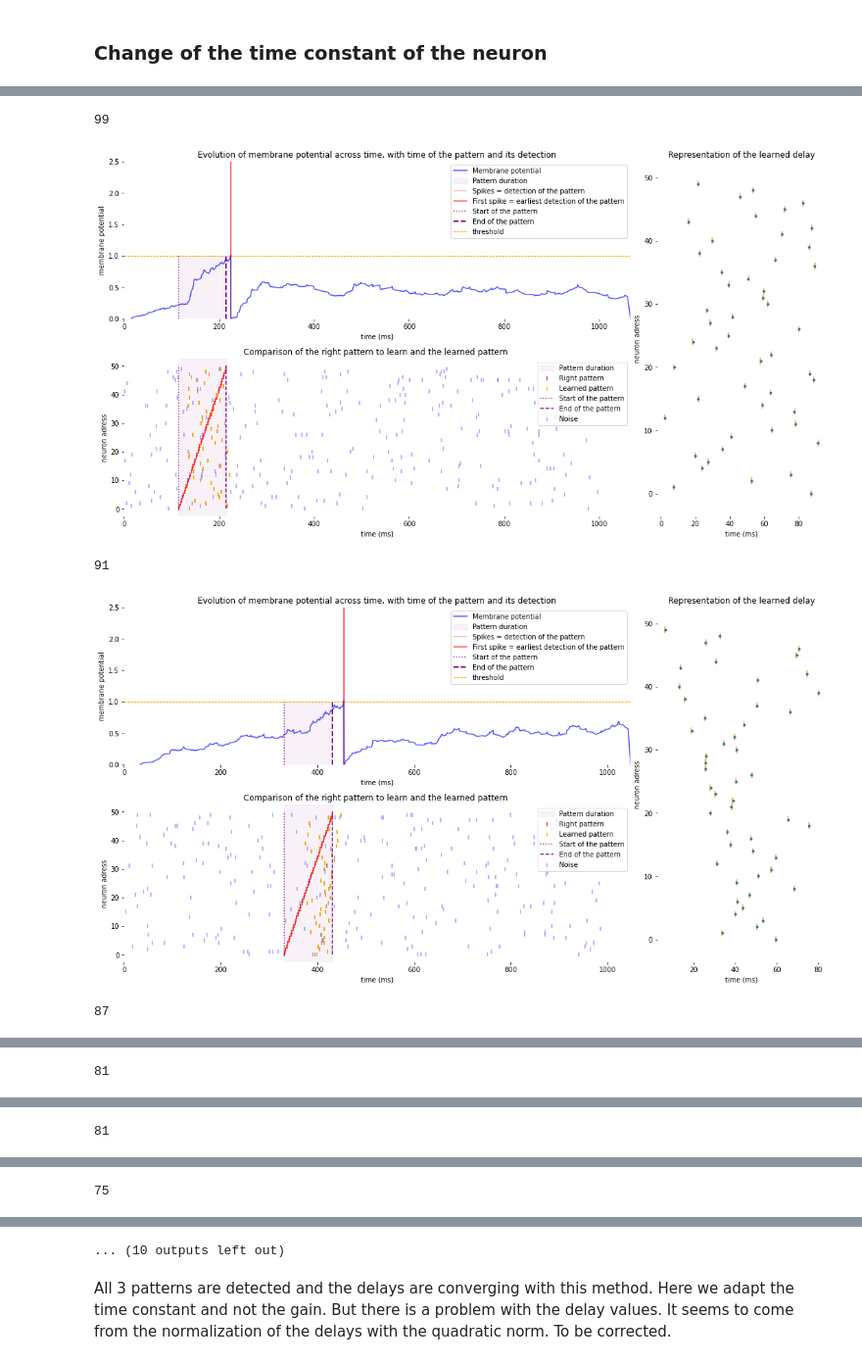
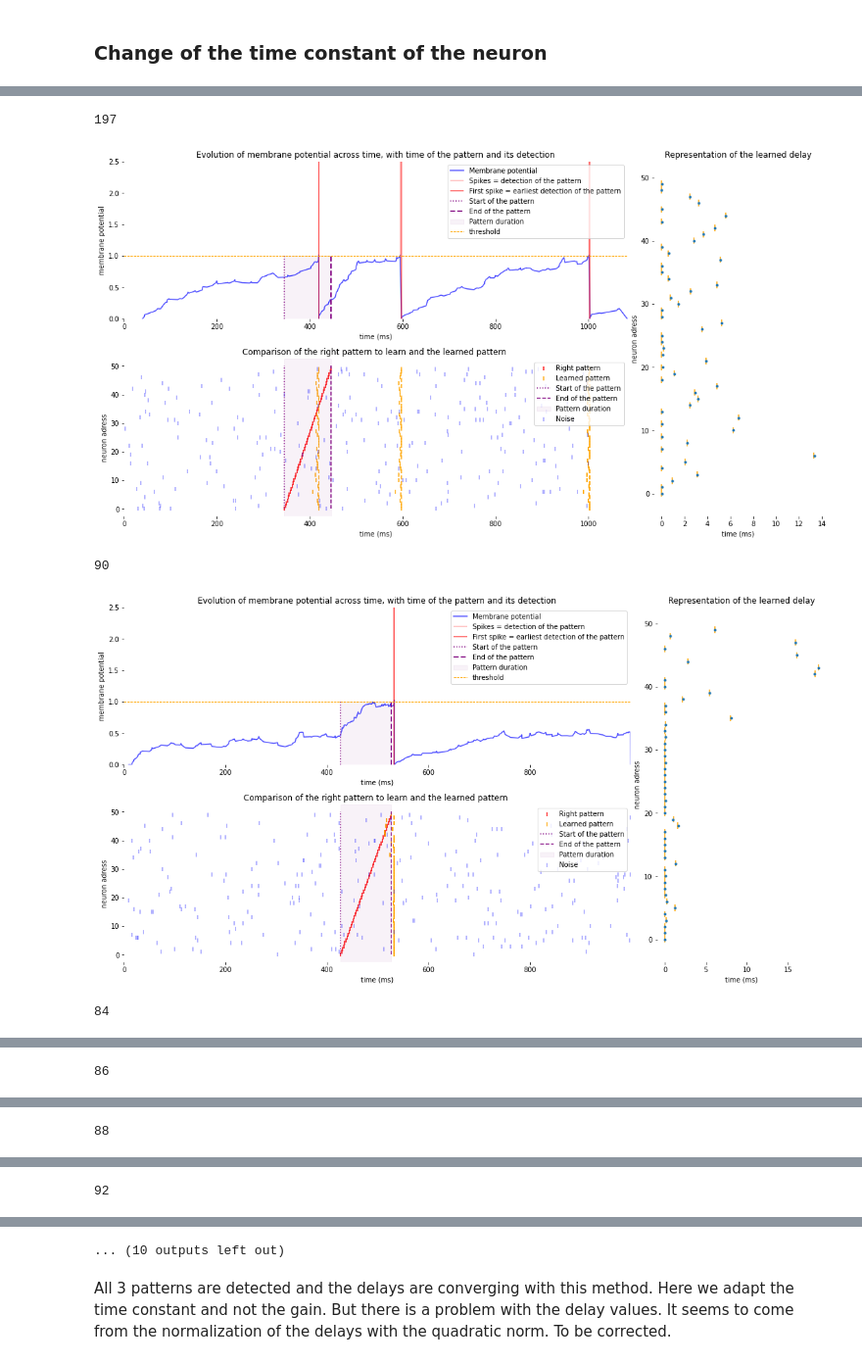
Before and after one commit to SpikeAI/2022-11_brainhack_DetecSpikMotifs, a Jupyter notebook: 2022-09-13_Bernstein-Copy1.ipynb, the cells around one changed output, grey strips where cells are left out. Shown at 98% size. Saved outputs shown, nothing was run; the diff lists cells and outputs as text; code cells hidden in the pictures.

```diff
--- a/2022-09-13_Bernstein-Copy1.ipynb
+++ b/2022-09-13_Bernstein-Copy1.ipynb
@@ -9,6 +9,6 @@ nb_synapses, noise_density, simulation_time, t_true = 50, 5e-3, 1e3, .5e3
 pattern_temporal_amplitude = 100
 pattern = linear
 
-aer_noise, aer_pattern, aer_both = make_input(nb_synapses, noise_density, simulation_time, pattern_temporal_amplitude, t_true, function=pattern)
+aer_noise, aer_pattern, aer_both = make_input_aer(nb_synapses, noise_density, simulation_time, pattern_temporal_amplitude, t_true, function=pattern)
 fig, ax = plot_input(aer_noise, aer_pattern)
 # %% [output]
@@ -57,53 +58,54 @@ import numpy as np
 # %%
 tau = delay_amplitude
 gain = 1
+tau = 200
 
 N = hsd_neuron(nb_synapses, tau = tau, gain = gain, delay_amplitude = delay_amplitude)
 
 noise_density =  5e-3
-learning_rate_gain = .01
 learning_rate_tau = 1
-learning_rate_delay = .1
-N_epochs = 501
+learning_rate_delay = 100
+N_epochs = 1001
+lambda_delay = .0001
+momentum = .3
 
 for i_epoch in range(N_epochs):
     t_true = delay_amplitude + int(np.random.rand()*(simulation_time-3*delay_amplitude))
 
-    aer_noise, aer_pattern, aer = make_input(nb_synapses, noise_density, simulation_time, delay_amplitude, t_true, function = pattern)
+    aer_noise, aer_pattern, aer = make_input_aer(nb_synapses, noise_density, simulation_time, delay_amplitude, t_true, function = pattern)
     V, sorted_times, sorted_addresses, t_out = N.code(aer)
 
     output_spikes_number = len(t_out)
     expected_output_spikes = len([t_true])
 
     if output_spikes_number==0:
-        #print(N.gain)
-        #N.gain += learning_rate_gain*expected_output_spikes
         N.tau += learning_rate_tau*expected_output_spikes
     else:
         for t_post in t_out:
             V_out = V[sorted_times==t_post]
-            delay_gradient = np.zeros([len(N.delays)])
+            delay_gradient = delay_gradient_ = np.zeros([len(N.delays)])
             for add in range(len(N.delays)):
                 spike_times = sorted_times[np.where(sorted_addresses==add)[0]]
                 if len(spike_times)>0:
-                    delta_delay = t_post-N.delays[add]-spike_times[spike_times<t_post+delay_amplitude]
-                    delay_function = np.sign(delta_delay)*absolute_kernel(delta_delay, N.tau)
-                    #delay_function = delta_delay*gaussian_kernel(delta_delay, N.tau)
+                    delta_delay = t_post-N.delays[add]-spike_times#[spike_times<t_post+delay_amplitude]
+                    delay_function = N.weights[add]*np.sign(delta_delay)*absolute_kernel(delta_delay, N.tau)
                     delay_gradient[add] = (delay_function).sum()
+                    #print(delay_gradient)
+                    delay_gradient[add] += lambda_delay*N.delays[add]
 
-            if np.linalg.norm(delay_gradient)!=0:
-                delay_gradient /= np.linalg.norm(delay_gradient)
-            N.delays += learning_rate_delay*delay_gradient*delay_amplitude
+            delay_gradient_ = momentum * delay_gradient_ + (1-momentum)*delay_gradient
+            N.delays -= learning_rate_delay*delay_gradient#*delay_amplitude
             N.delays[N.delays<0]=0
+            if np.linalg.norm(N.delays)!=0:
+                N.delays *= delay_amplitude/np.linalg.norm(N.delays)
 
-        #N.gain += learning_rate_gain*(expected_output_spikes-output_spikes_number)
         N.tau += learning_rate_tau*(expected_output_spikes-(output_spikes_number+1))
     if i_epoch % (N_epochs//10) == 0:
         print(N.tau)
         plot_learning_figure(sorted_times, V, N, t_out, t_true, delay_amplitude, aer_noise, aer_pattern, delay_gradient=delay_gradient)
 # %% [output]
-99
+197
-[figure, old version]
+[figure, new version]
-91
+90
-[figure, old version]
+[figure, new version]
-87
+84
@@ -111 +113 @@ for i_epoch in range(N_epochs):
-81
+86
@@ -113 +115 @@ for i_epoch in range(N_epochs):
-81
+88
@@ -115 +117 @@ for i_epoch in range(N_epochs):
-75
+92
```
Also changed, not shown: parts of 15 cells of this notebook, 2 other files.
